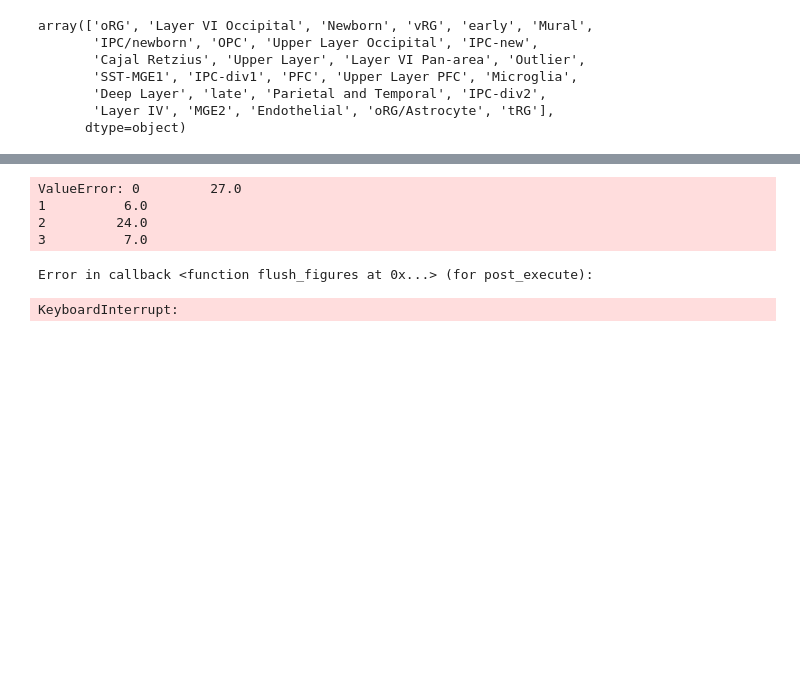
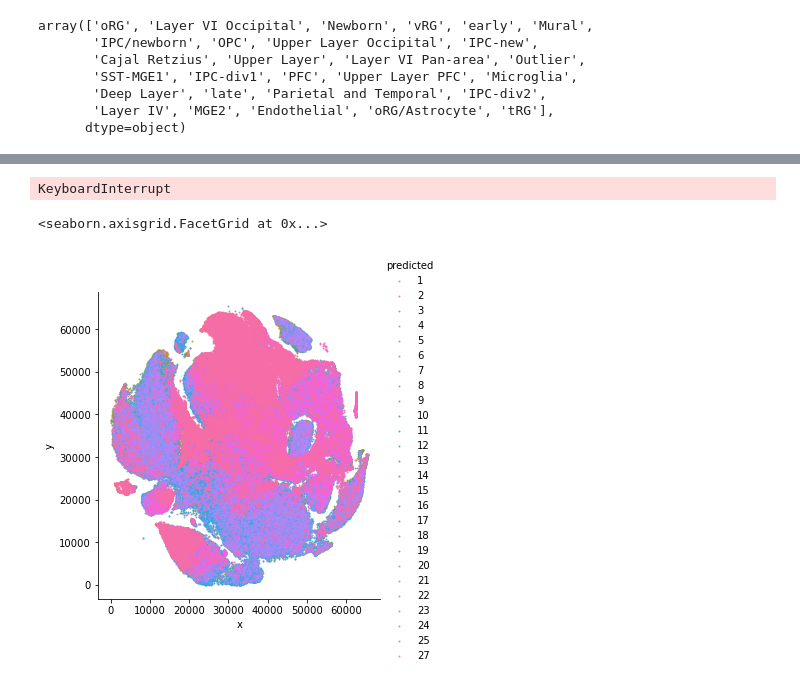
Before and after one commit to braingeneers/SIMS, a Jupyter notebook: notebooks/bhaduri_cortical_model_01.ipynb, the cells around one changed output, grey strips where cells are left out. Drawn from its saved outputs; the diff is of its cells as text; code cells hidden in the pictures; blank space fills up the shorter version.

```diff
--- a/notebooks/bhaduri_cortical_model_01.ipynb
+++ b/notebooks/bhaduri_cortical_model_01.ipynb
@@ -274,4 +273,5 @@ fig.write_image('../../ms-thesis/images/bhaduri_inferred_labels.pdf', scale=3)
 import plotly.express as px
 
 organoid_tsne = pd.read_csv('../data/bhaduri/organoid_tsne.tsv', sep='\t', header=None)
-organoid_tsne
+
+organoid_tsne = organoid_tsne.rename(columns={1: 'x', 2: 'y'})
@@ -299,13 +285,17 @@ org_labels['predicted'].isna().sum()
 # %%
 import matplotlib.pyplot as plt
 
-plt.plot(organoid_tsne[0], organoid_tsne[1], color=org_labels['predicted'])
+plt.scatter(organoid_tsne[0], organoid_tsne[1], c=org_labels['predicted'].astype(int).values)
 
 plt.show()
 # %% [output]
-ValueError: 0         27.0
-1          6.0
-2         24.0
-3          7.0
+KeyboardInterrupt
-Error in callback <function flush_figures at 0x...> (for post_execute):
-KeyboardInterrupt:
+# %%
+import seaborn as sns
+
+organoid_tsne['predicted'] = topk.loc[:, 0]
+
+sns.lmplot(x='x', y='y', data=organoid_tsne, hue='predicted', fit_reg=False, scatter_kws={"s": 1})
+# %% [output]
+<seaborn.axisgrid.FacetGrid at 0x...>
+[figure, added]
```
Also changed, not shown: parts of 7 cells of this notebook, 13 other files.
